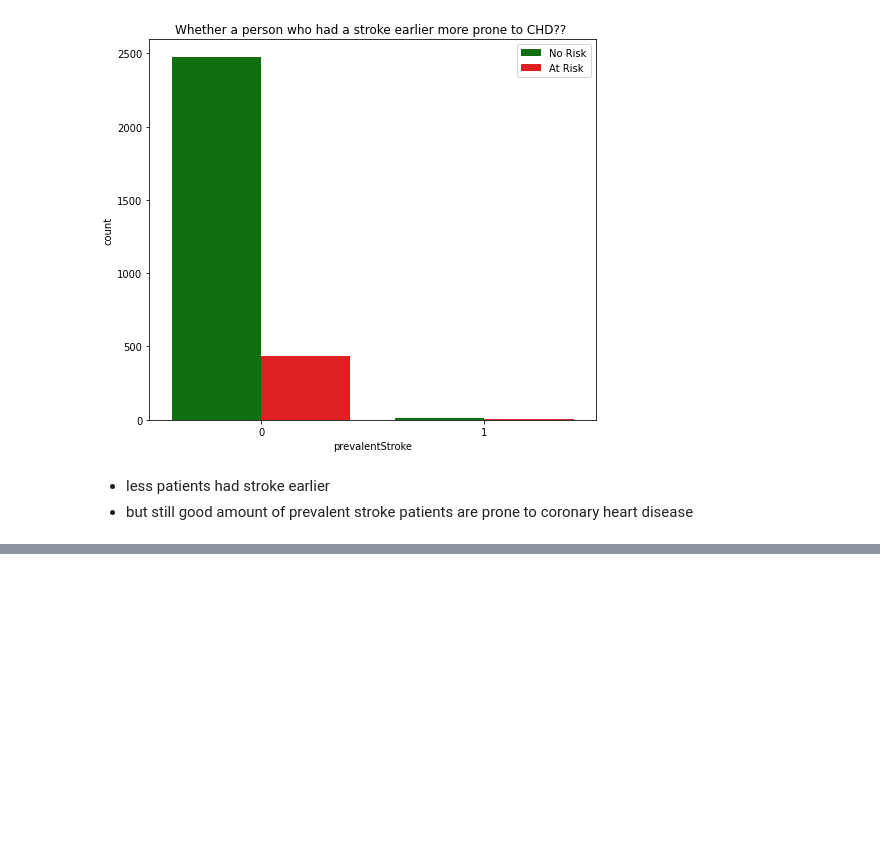
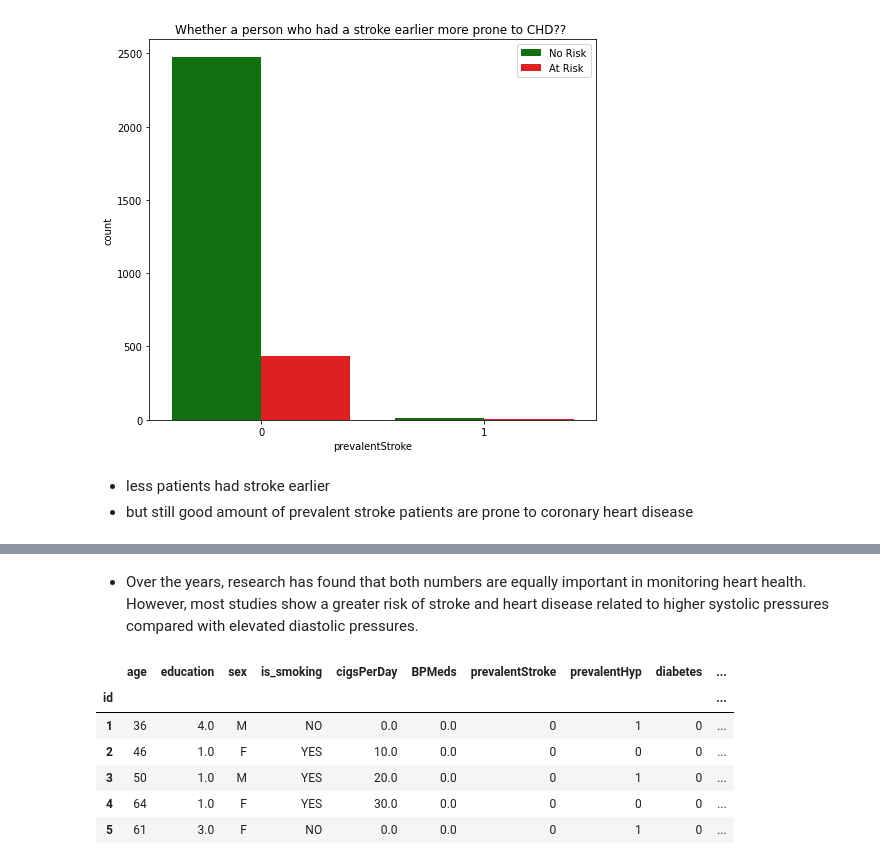
Before and after one commit to Deven876/project3-Cardiovascular-Risk-Prediction, a Jupyter notebook: Project3_Cardiovascular_Risk_Prediction.ipynb, the cells around one changed output, grey strips where cells are left out. Drawn from its saved outputs; the diff is of its cells as text; code cells hidden in the pictures; blank space fills up the shorter version.

```diff
--- a/Project3_Cardiovascular_Risk_Prediction.ipynb
+++ b/Project3_Cardiovascular_Risk_Prediction.ipynb
@@ -413,0 +435,12 @@ plt.show()
+# %% [markdown]
+- Over the years, research has found that both numbers are equally important in monitoring heart health. However, most studies show a greater risk of stroke and heart disease related to higher systolic pressures compared with elevated diastolic pressures.
+# %%
+data1.head()
+# %% [output]
+|  | age | education | sex | is_smoking | cigsPerDay | BPMeds | prevalentStroke | prevalentHyp | diabetes | ... |
+| id |  |  |  |  |  |  |  |  |  | ... |
+| 1 | 36 | 4.0 | M | NO | 0.0 | 0.0 | 0 | 1 | 0 | ... |
+| 2 | 46 | 1.0 | F | YES | 10.0 | 0.0 | 0 | 0 | 0 | ... |
+| 3 | 50 | 1.0 | M | YES | 20.0 | 0.0 | 0 | 1 | 0 | ... |
+| 4 | 64 | 1.0 | F | YES | 30.0 | 0.0 | 0 | 0 | 0 | ... |
+| 5 | 61 | 3.0 | F | NO | 0.0 | 0.0 | 0 | 1 | 0 | ... |
```
Also changed, not shown: parts of 14 cells of this notebook.
